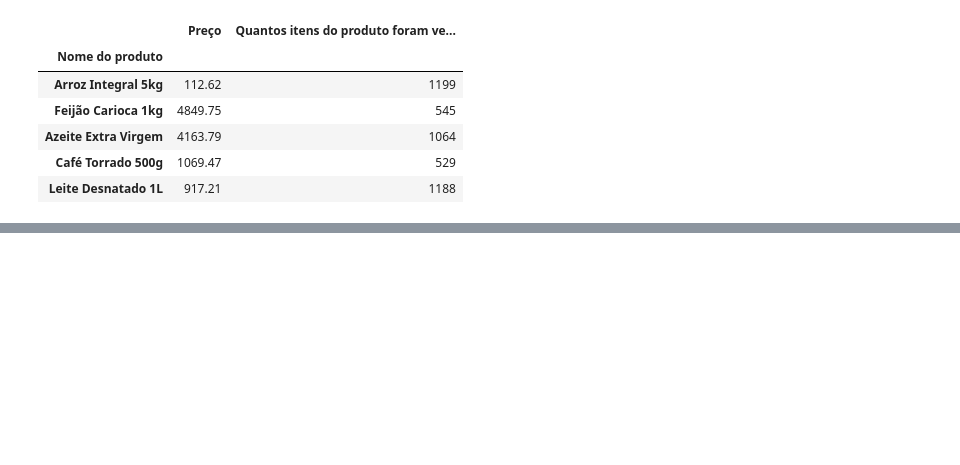
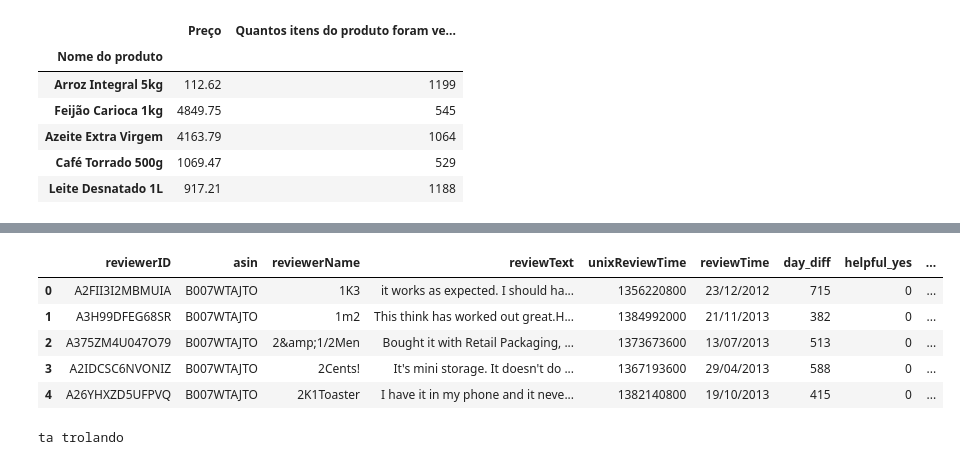
Before and after one commit to Du442/AI-studies, a Jupyter notebook: second-class.ipynb, the cells around one changed output, grey strips where cells are left out. Cells and saved outputs as stored; diff of their text form; code cells hidden in the pictures; blank space fills up the shorter version.

```diff
--- a/second-class.ipynb
+++ b/second-class.ipynb
@@ -529,0 +549,37 @@ df_produtos_por_nome.loc[alimentos.index, ['Preço', 'Quantos itens do produto f
+# %%
+lista_nova = []
+# %%
+df_text = df['reviewText']
+df_text.head()
+# %%
+for elemento in df_text:
+    chat_completion = client.chat.completions.create(
+        messages=[
+            {
+                'role': 'user',
+                'content': f'''Irei te passar um texto e quero que a partir dele você me diga se a review foi positiva, neutra ou negativa, apenas isso
+                POR EXEMPLO: Não gostei do produto/serviço, você vai falar apenas que foi "NEGATIVA" e a mesma coisa para caso fosse positiva.
+                Aqui estão as avaliações: {elemento}'''
+            }
+        ],
+        model='llama-3.3-70b-versatile'
+    )
+    lista_nova.append(chat_completion.choices[0].message.content)
+# %%
+df['reviews_groq'] = lista_nova
+# %%
+df.head()
+# %% [output]
+|  | reviewerID | asin | reviewerName | reviewText | unixReviewTime | reviewTime | day_diff | helpful_yes | ... |
+| 0 | A2FII3I2MBMUIA | B007WTAJTO | 1K3 | it works as expected. I should ha... | 1356220800 | 23/12/2012 | 715 | 0 | ... |
+| 1 | A3H99DFEG68SR | B007WTAJTO | 1m2 | This think has worked out great.H... | 1384992000 | 21/11/2013 | 382 | 0 | ... |
+| 2 | A375ZM4U047O79 | B007WTAJTO | 2&amp;1/2Men | Bought it with Retail Packaging, ... | 1373673600 | 13/07/2013 | 513 | 0 | ... |
+| 3 | A2IDCSC6NVONIZ | B007WTAJTO | 2Cents! | It's mini storage. It doesn't do ... | 1367193600 | 29/04/2013 | 588 | 0 | ... |
+| 4 | A26YHXZD5UFPVQ | B007WTAJTO | 2K1Toaster | I have it in my phone and it neve... | 1382140800 | 19/10/2013 | 415 | 0 | ... |
+# %%
+try:
+    int('ab')
+except ValueError:
+    print('ta trolando')
+# %% [output]
+ta trolando
```
Also changed, not shown: parts of 9 cells of this notebook, 1 other file.
